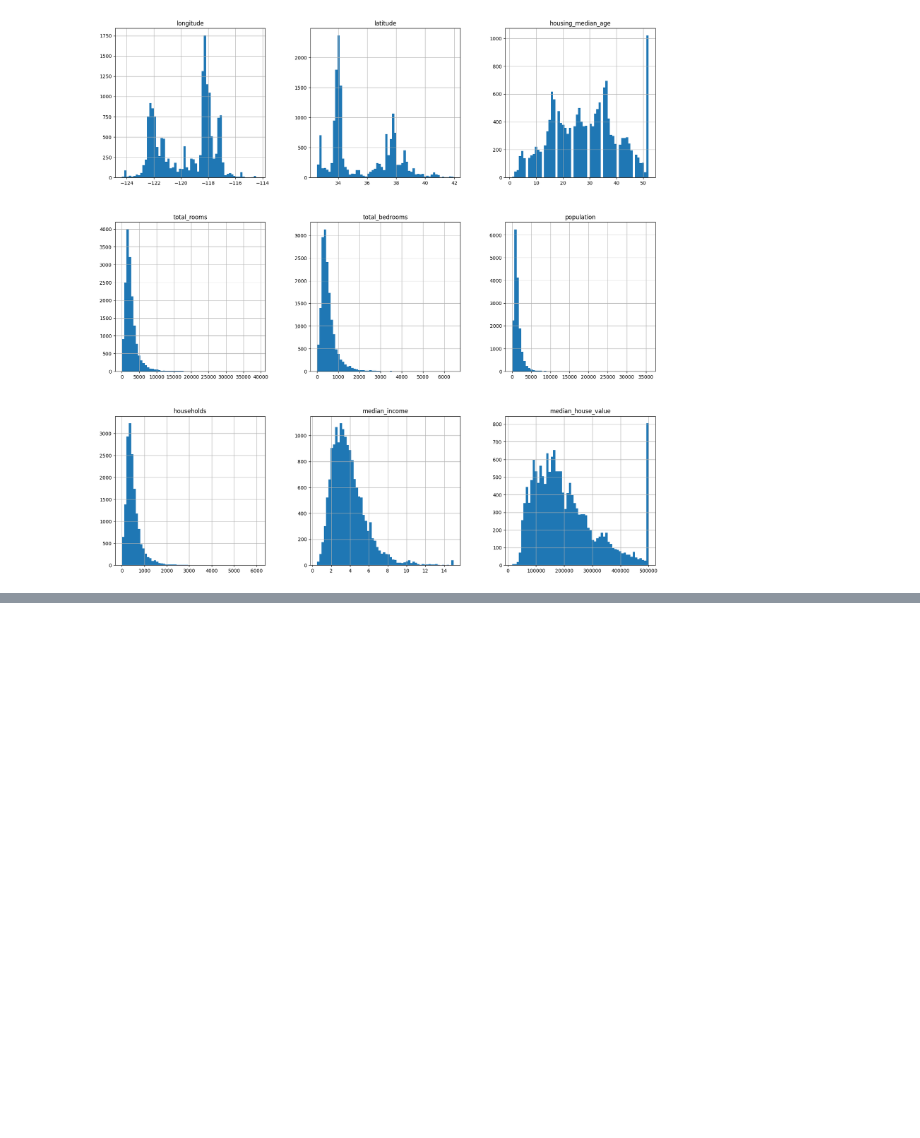
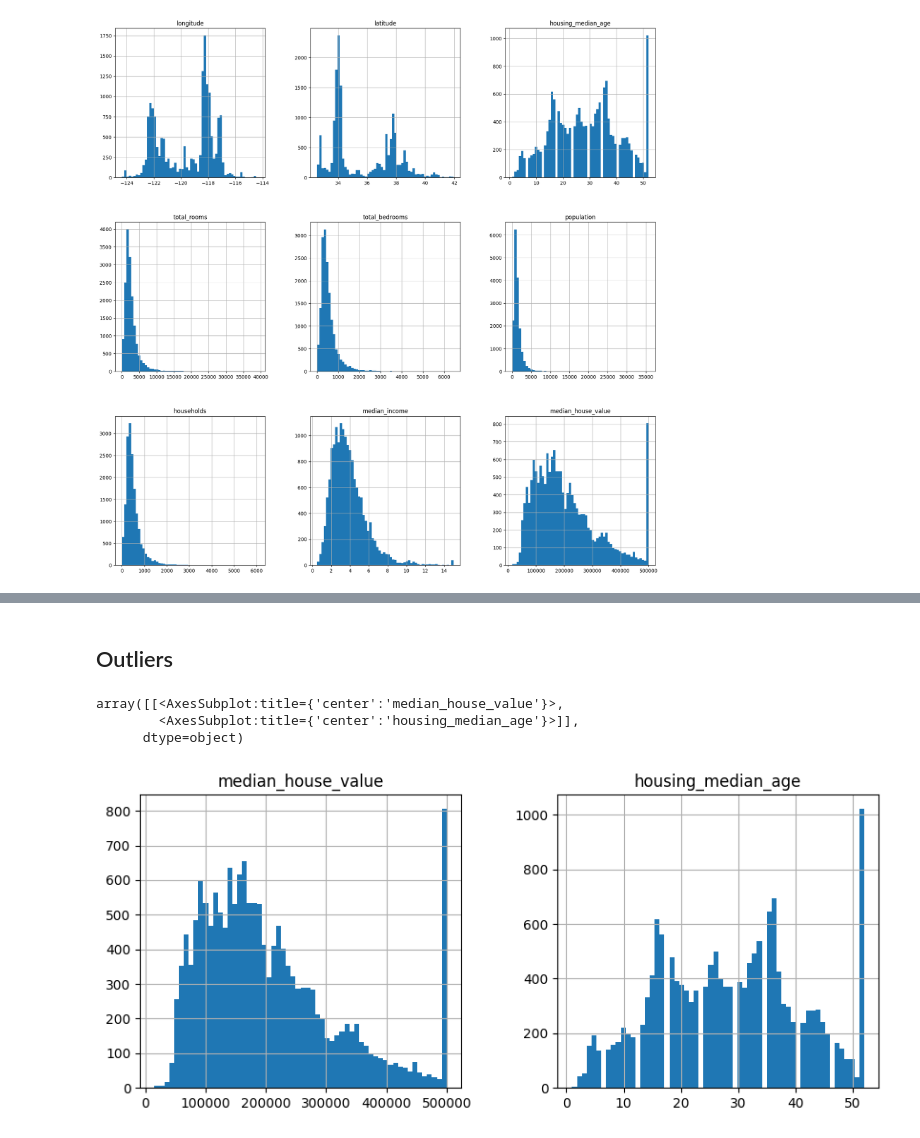
Before and after one commit to TristanLeMoyec/Projet-Immo, a Jupyter notebook: notebook_EDA.ipynb, the cells around one changed output, grey strips where cells are left out. Drawn from its saved outputs; the diff is of its cells as text; code cells hidden in the pictures; blank space fills up the shorter version.

```diff
--- a/notebook_EDA.ipynb
+++ b/notebook_EDA.ipynb
@@ -258,0 +264,2 @@ data['total_rooms'].corr(data['households'])
+# %%
+data=data.drop([['total_bedrooms','Unnamed: 0']],axis=1)
@@ -258,0 +284,2 @@ data['total_rooms'].corr(data['households'])
+# %%
+data['ocean_proximity'] = data['ocean_proximity'].replace("ISLAND", "<1H OCEAN")
@@ -258,0 +313,2 @@ data['total_rooms'].corr(data['households'])
+# %%
+data['ocean_proximity'] = data['ocean_proximity'].replace("ISLAND", "<1H OCEAN")
@@ -258,0 +355,11 @@ data['total_rooms'].corr(data['households'])
+# %%
+data = pd.get_dummies(data, columns=['ocean_proximity'])
+# %% [markdown]
+## Outliers
+# %%
+data[["median_house_value","housing_median_age"]].hist(bins=60,figsize=(10, 4))
+# %% [output]
+array([[<AxesSubplot:title={'center':'median_house_value'}>,
+        <AxesSubplot:title={'center':'housing_median_age'}>]],
+      dtype=object)
+[figure, added]
```
Also changed, not shown: parts of 42 cells of this notebook.
